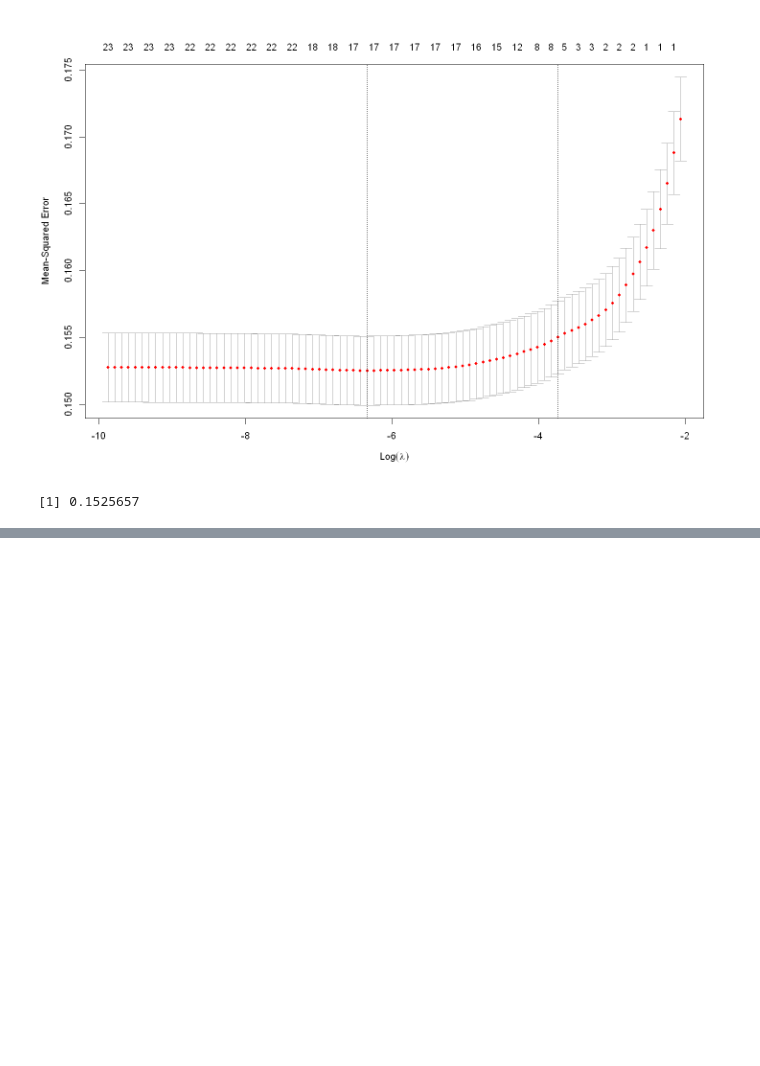
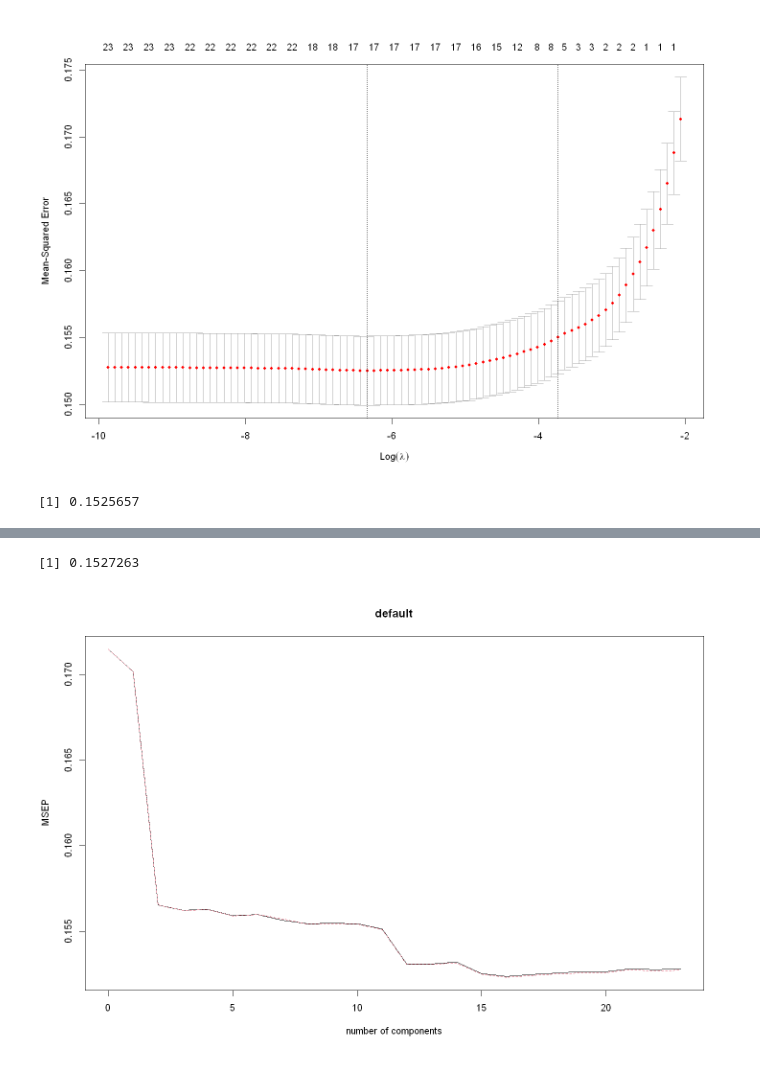
Before and after one commit to alipourmotlagh/MBD_statistical_learning, a Jupyter notebook: Individual Project/Motlagh_Project.ipynb, the cells around one changed output, grey strips where cells are left out. Cells and saved outputs as stored; diff of their text form; code cells hidden in the pictures; blank space fills up the shorter version.

```diff
--- a/Individual Project/Motlagh_Project.ipynb
+++ b/Individual Project/Motlagh_Project.ipynb
@@ -414,0 +436,10 @@ MSE_lambda_2
+# %%
+#part e
+model_pcr <- pcr(default ~ ., data=train, scale=TRUE, validation='CV')
+validationplot(model_pcr, val.type='MSEP')
+pred_pcr <- predict(model_pcr, newdata=test, ncomp=17)
+MSE_pcr <- mean((pred_pcr - test$default)^2)
+MSE_pcr
+# %% [output]
+[1] 0.1527263
+[figure, added]
```
Also changed, not shown: parts of 3 cells of this notebook.
